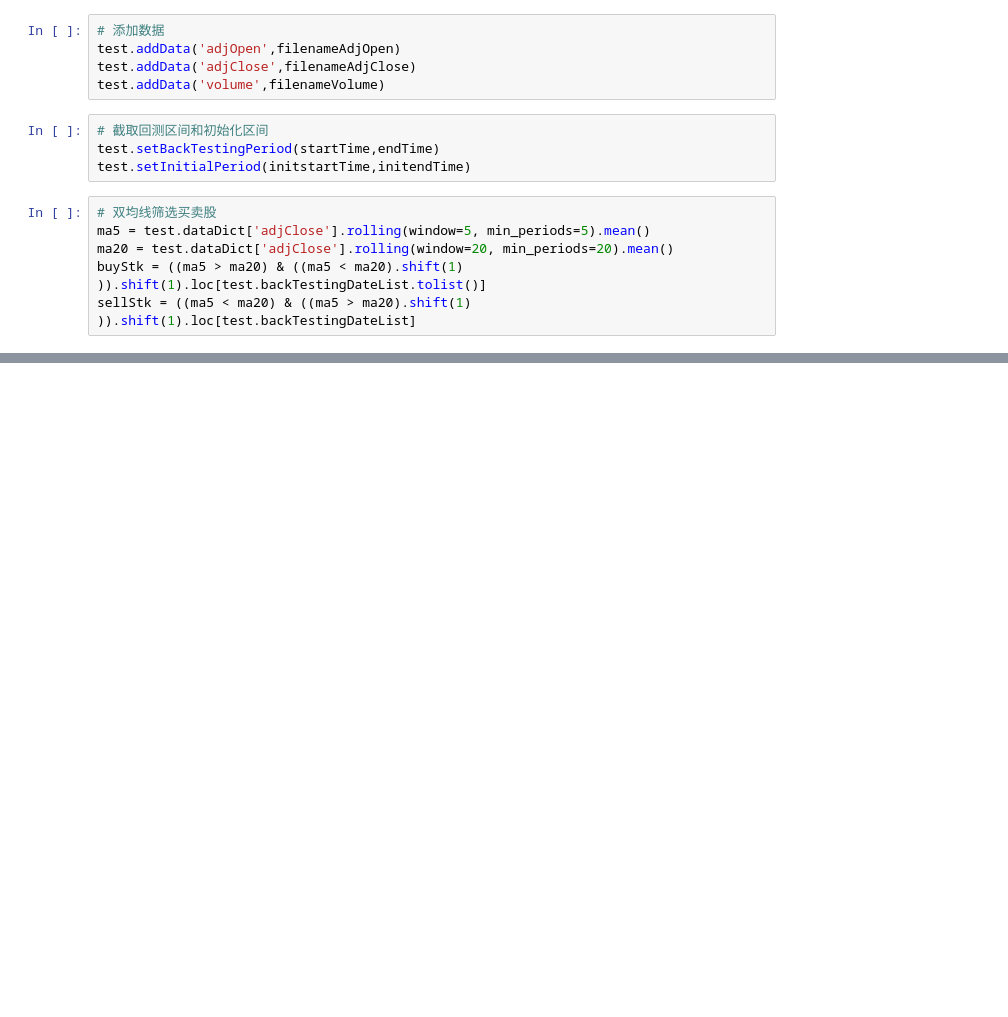
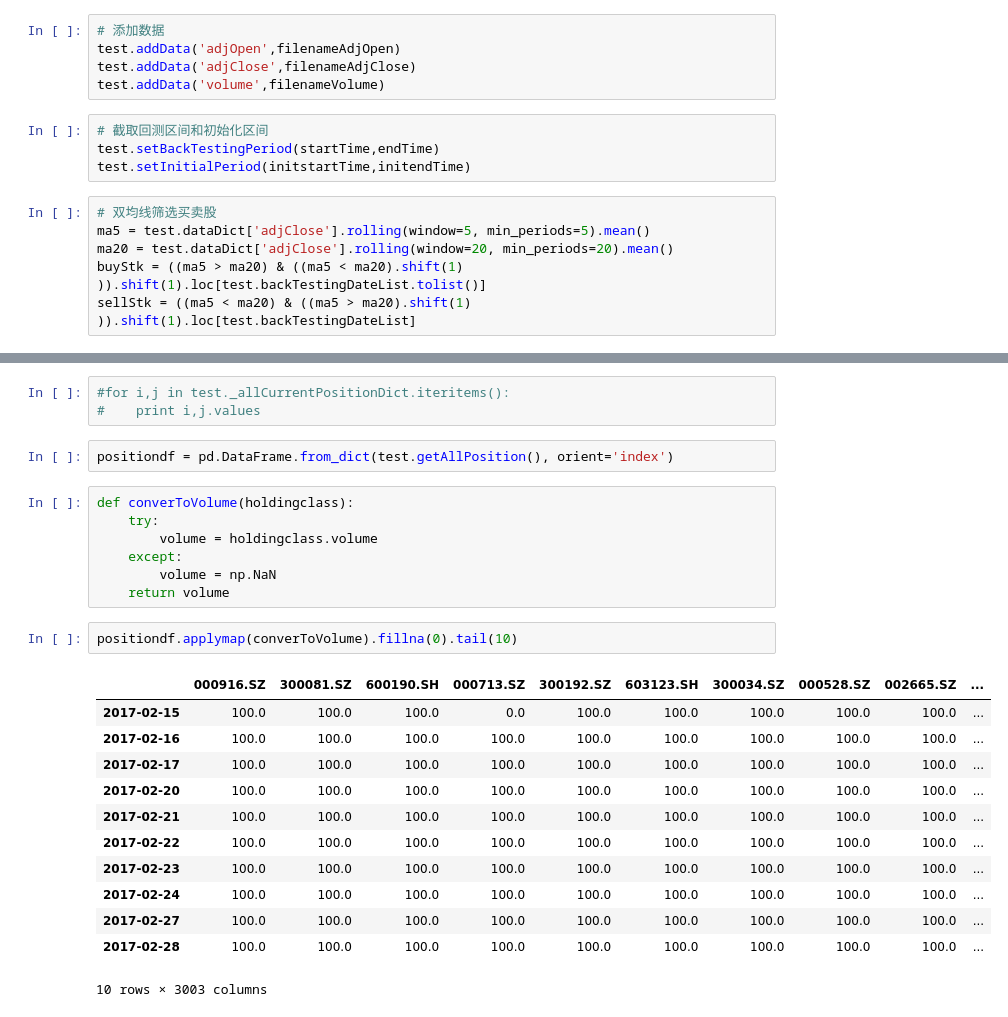
Before and after one commit to kamiseko/factor-test, a Jupyter notebook: stk_backtest.ipynb, the cells around one changed output, grey strips where cells are left out. Cells and saved outputs as stored; diff of their text form; blank space fills up the shorter version.

```diff
--- a/stk_backtest.ipynb
+++ b/stk_backtest.ipynb
@@ -72,3 +115,30 @@ Current position is 0
+# %%
+#for i,j in test._allCurrentPositionDict.iteritems():
+#    print i,j.values
+# %%
+positiondf = pd.DataFrame.from_dict(test.getAllPosition(), orient='index')
+# %%
+def converToVolume(holdingclass):
+    try:
+        volume = holdingclass.volume
+    except:
+        volume = np.NaN
+    return volume
+# %%
+positiondf.applymap(converToVolume).fillna(0).tail(10)
+# %% [output]
+|  | 000916.SZ | 300081.SZ | 600190.SH | 000713.SZ | 300192.SZ | 603123.SH | 300034.SZ | 000528.SZ | 002665.SZ | ... |
+| 2017-02-15 | 100.0 | 100.0 | 100.0 | 0.0 | 100.0 | 100.0 | 100.0 | 100.0 | 100.0 | ... |
+| 2017-02-16 | 100.0 | 100.0 | 100.0 | 100.0 | 100.0 | 100.0 | 100.0 | 100.0 | 100.0 | ... |
+| 2017-02-17 | 100.0 | 100.0 | 100.0 | 100.0 | 100.0 | 100.0 | 100.0 | 100.0 | 100.0 | ... |
+| 2017-02-20 | 100.0 | 100.0 | 100.0 | 100.0 | 100.0 | 100.0 | 100.0 | 100.0 | 100.0 | ... |
+| 2017-02-21 | 100.0 | 100.0 | 100.0 | 100.0 | 100.0 | 100.0 | 100.0 | 100.0 | 100.0 | ... |
+| 2017-02-22 | 100.0 | 100.0 | 100.0 | 100.0 | 100.0 | 100.0 | 100.0 | 100.0 | 100.0 | ... |
+| 2017-02-23 | 100.0 | 100.0 | 100.0 | 100.0 | 100.0 | 100.0 | 100.0 | 100.0 | 100.0 | ... |
+| 2017-02-24 | 100.0 | 100.0 | 100.0 | 100.0 | 100.0 | 100.0 | 100.0 | 100.0 | 100.0 | ... |
+| 2017-02-27 | 100.0 | 100.0 | 100.0 | 100.0 | 100.0 | 100.0 | 100.0 | 100.0 | 100.0 | ... |
+| 2017-02-28 | 100.0 | 100.0 | 100.0 | 100.0 | 100.0 | 100.0 | 100.0 | 100.0 | 100.0 | ... |
+10 rows × 3003 columns
 # %%
 test.showBackTestingResult()
 # %% [output]
```
Also changed, not shown: parts of 4 cells of this notebook.
